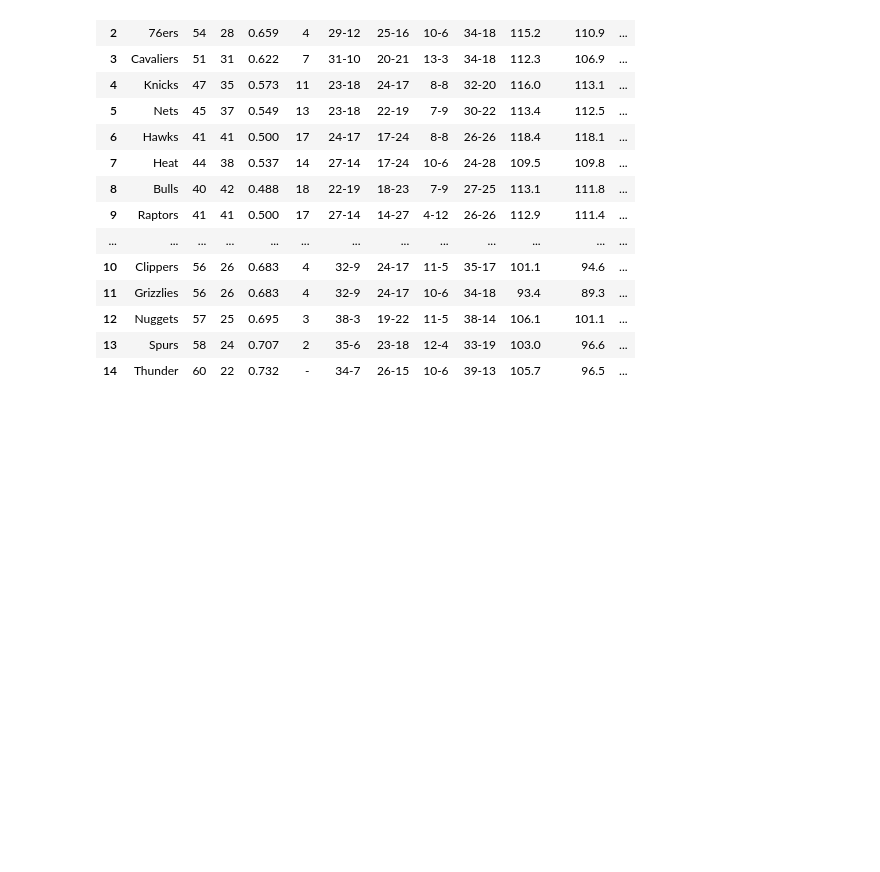
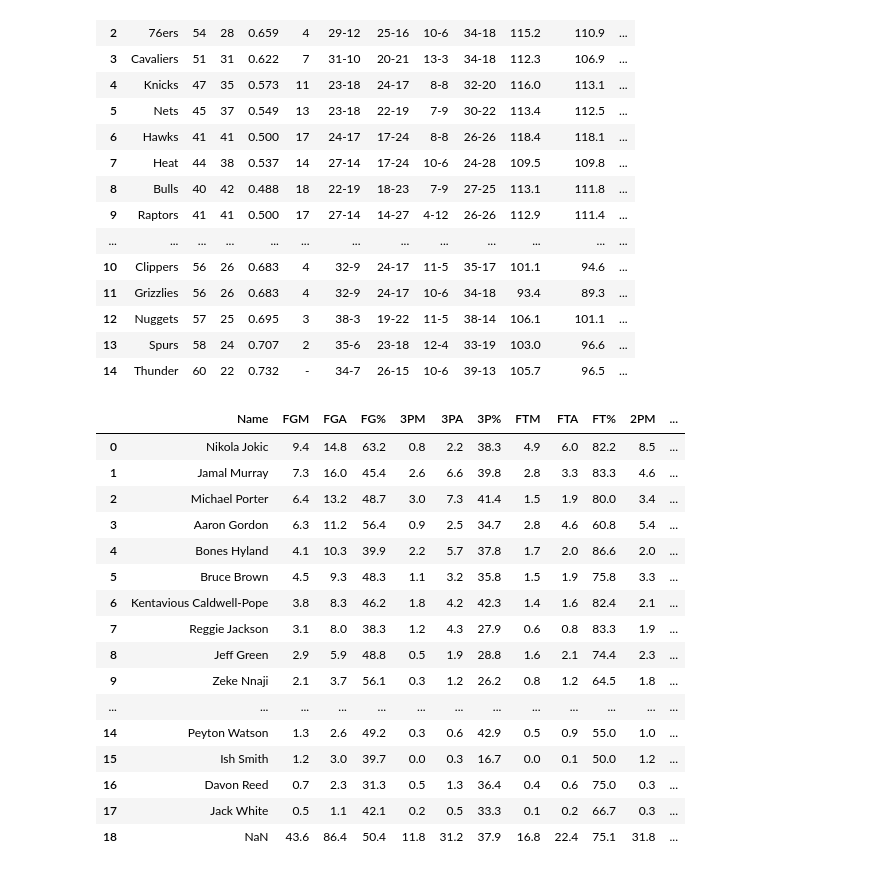
Before and after one commit to mattmori21/NBA_Tableau, a Jupyter notebook: NBA_Tableau.ipynb, the cells around one changed output. Drawn from its saved outputs; the diff is of its cells as text; code cells hidden in the pictures; blank space fills up the shorter version.

Commit message:
prepared df of top 6 player stats from select teams

```diff
--- a/NBA_Tableau.ipynb
+++ b/NBA_Tableau.ipynb
@@ -499,3 +499,47 @@ final_df
 | 14 | Thunder | 60 | 22 | 0.732 | - | 34-7 | 26-15 | 10-6 | 39-13 | 105.7 | 96.5 | ... |
 # %%
 #final_df.to_excel("NBA_W_Years.xlsx")
+# %%
+def remove_positions(df):
+    '''Removes The position indicator after each player's name (i.e. PG, PF, SG), also drops the "Total" row as it's not needed.'''
+    words = []
+    for i in df["Name"]:
+        words.append(i.split()[0:2])
+    words = pd.DataFrame(words)
+    words.columns = ["First","Last"]
+    words["Names"] = words['First']+" "+ words["Last"]
+    words = words.drop("First", axis = 1).drop("Last", axis = 1)
+    df["Name"] = words
+    #df = df.drop(16)
+    df = df.dropna().reset_index().drop("index", axis = "columns")
+    return df
+
+players_df_shoot = pd.DataFrame()
+url = "https://www.espn.com/nba/team/stats/_/name/den/denver-nuggets"
+player_names = pd.read_html(url)[0]
+player_shoot = pd.read_html(url)[3]
+player_concat = pd.concat([player_names,player_shoot],axis = "columns")
+
+players_df_shoot = pd.concat([players_df_shoot, player_concat], ignore_index = True)
+
+remove_positions(players_df_shoot)
+#Cleaned up dataframe with all player stats in western conference
+players_df_shoot
+# %% [output]
+|  | Name | FGM | FGA | FG% | 3PM | 3PA | 3P% | FTM | FTA | FT% | 2PM | ... |
+| 0 | Nikola Jokic | 9.4 | 14.8 | 63.2 | 0.8 | 2.2 | 38.3 | 4.9 | 6.0 | 82.2 | 8.5 | ... |
+| 1 | Jamal Murray | 7.3 | 16.0 | 45.4 | 2.6 | 6.6 | 39.8 | 2.8 | 3.3 | 83.3 | 4.6 | ... |
+| 2 | Michael Porter | 6.4 | 13.2 | 48.7 | 3.0 | 7.3 | 41.4 | 1.5 | 1.9 | 80.0 | 3.4 | ... |
+| 3 | Aaron Gordon | 6.3 | 11.2 | 56.4 | 0.9 | 2.5 | 34.7 | 2.8 | 4.6 | 60.8 | 5.4 | ... |
+| 4 | Bones Hyland | 4.1 | 10.3 | 39.9 | 2.2 | 5.7 | 37.8 | 1.7 | 2.0 | 86.6 | 2.0 | ... |
+| 5 | Bruce Brown | 4.5 | 9.3 | 48.3 | 1.1 | 3.2 | 35.8 | 1.5 | 1.9 | 75.8 | 3.3 | ... |
+| 6 | Kentavious Caldwell-Pope | 3.8 | 8.3 | 46.2 | 1.8 | 4.2 | 42.3 | 1.4 | 1.6 | 82.4 | 2.1 | ... |
+| 7 | Reggie Jackson | 3.1 | 8.0 | 38.3 | 1.2 | 4.3 | 27.9 | 0.6 | 0.8 | 83.3 | 1.9 | ... |
+| 8 | Jeff Green | 2.9 | 5.9 | 48.8 | 0.5 | 1.9 | 28.8 | 1.6 | 2.1 | 74.4 | 2.3 | ... |
+| 9 | Zeke Nnaji | 2.1 | 3.7 | 56.1 | 0.3 | 1.2 | 26.2 | 0.8 | 1.2 | 64.5 | 1.8 | ... |
+| ... | ... | ... | ... | ... | ... | ... | ... | ... | ... | ... | ... | ... |
+| 14 | Peyton Watson | 1.3 | 2.6 | 49.2 | 0.3 | 0.6 | 42.9 | 0.5 | 0.9 | 55.0 | 1.0 | ... |
+| 15 | Ish Smith | 1.2 | 3.0 | 39.7 | 0.0 | 0.3 | 16.7 | 0.0 | 0.1 | 50.0 | 1.2 | ... |
+| 16 | Davon Reed | 0.7 | 2.3 | 31.3 | 0.5 | 1.3 | 36.4 | 0.4 | 0.6 | 75.0 | 0.3 | ... |
+| 17 | Jack White | 0.5 | 1.1 | 42.1 | 0.2 | 0.5 | 33.3 | 0.1 | 0.2 | 66.7 | 0.3 | ... |
+| 18 | NaN | 43.6 | 86.4 | 50.4 | 11.8 | 31.2 | 37.9 | 16.8 | 22.4 | 75.1 | 31.8 | ... |
```
Also changed, not shown: parts of 12 cells of this notebook.
